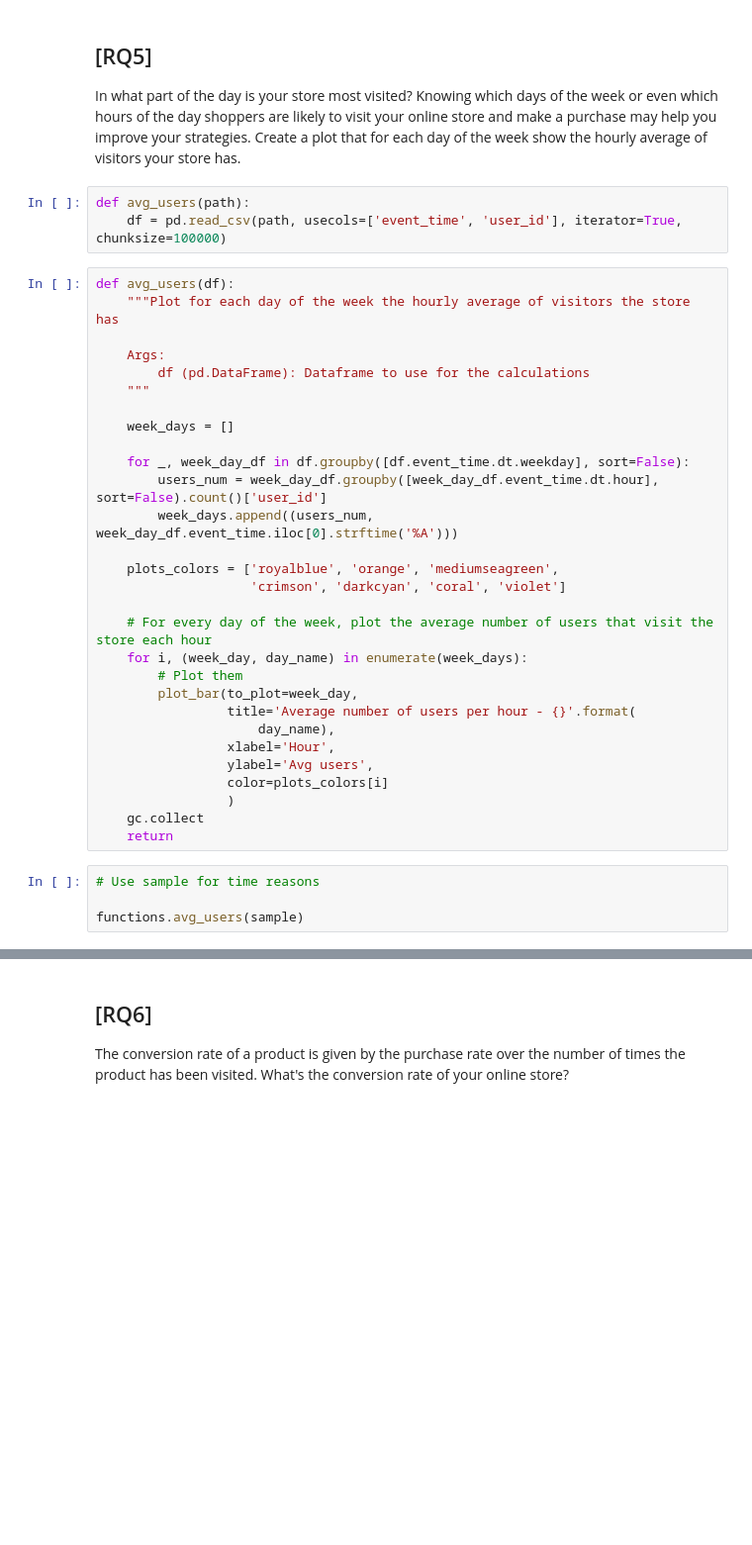
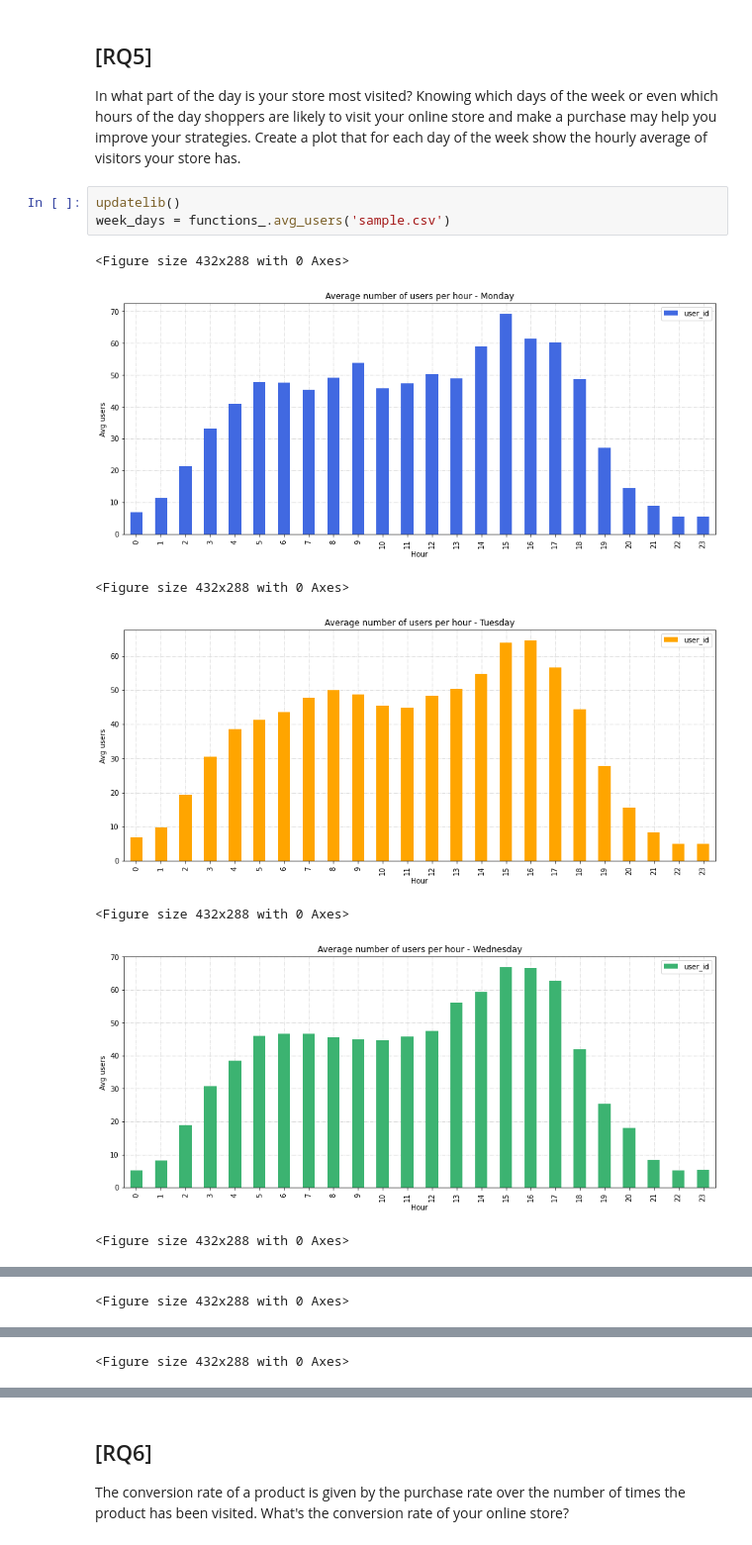
Before and after one commit to mikcnt/adm-homework-2, a Jupyter notebook: exercises_test.ipynb, the cells around one changed output, grey strips where cells are left out. Shown at 99% size. Drawn from its saved outputs; the diff is of its cells as text; blank space fills up the shorter version.

Commit message:
bucketized function for exercise 5

```diff
--- a/exercises_test.ipynb
+++ b/exercises_test.ipynb
@@ -177,39 +178,14 @@ functions_.highest_price_brands(nov)
 ## [RQ5]
 In what part of the day is your store most visited? Knowing which days of the week or even which hours of the day shoppers are likely to visit your online store and make a purchase may help you improve your strategies. Create a plot that for each day of
 the week show the hourly average of visitors your store has.
-# %%
-def avg_users(path):
-    df = pd.read_csv(path, usecols=['event_time', 'user_id'], iterator=True, chunksize=100000)
-# %%
-def avg_users(df):
-    """Plot for each day of the week the hourly average of visitors the store has
-
-    Args:
-        df (pd.DataFrame): Dataframe to use for the calculations
-    """
-
-    week_days = []
-
-    for _, week_day_df in df.groupby([df.event_time.dt.weekday], sort=False):
-        users_num = week_day_df.groupby([week_day_df.event_time.dt.hour], sort=False).count()['user_id']
-        week_days.append((users_num, week_day_df.event_time.iloc[0].strftime('%A')))
-
-    plots_colors = ['royalblue', 'orange', 'mediumseagreen',
-                    'crimson', 'darkcyan', 'coral', 'violet']
-
-    # For every day of the week, plot the average number of users that visit the store each hour
-    for i, (week_day, day_name) in enumerate(week_days):
-        # Plot them
-        plot_bar(to_plot=week_day,
-                 title='Average number of users per hour - {}'.format(
-                     day_name),
-                 xlabel='Hour',
-                 ylabel='Avg users',
-                 color=plots_colors[i]
-                 )
-    gc.collect
-    return
-# %%
-# Use sample for time reasons
-
-functions.avg_users(sample)
+# %%
+updatelib()
+week_days = functions_.avg_users('sample.csv')
+# %% [output]
+<Figure size 432x288 with 0 Axes>
+[figure, added]
+<Figure size 432x288 with 0 Axes>
+[figure, added]
+<Figure size 432x288 with 0 Axes>
+[figure, added]
+<Figure size 432x288 with 0 Axes>
@@ -215,0 +193 @@ functions.avg_users(sample)
+<Figure size 432x288 with 0 Axes>
@@ -215,0 +195 @@ functions.avg_users(sample)
+<Figure size 432x288 with 0 Axes>
```
Also changed, not shown: parts of 2 cells of this notebook, 1 other file.
